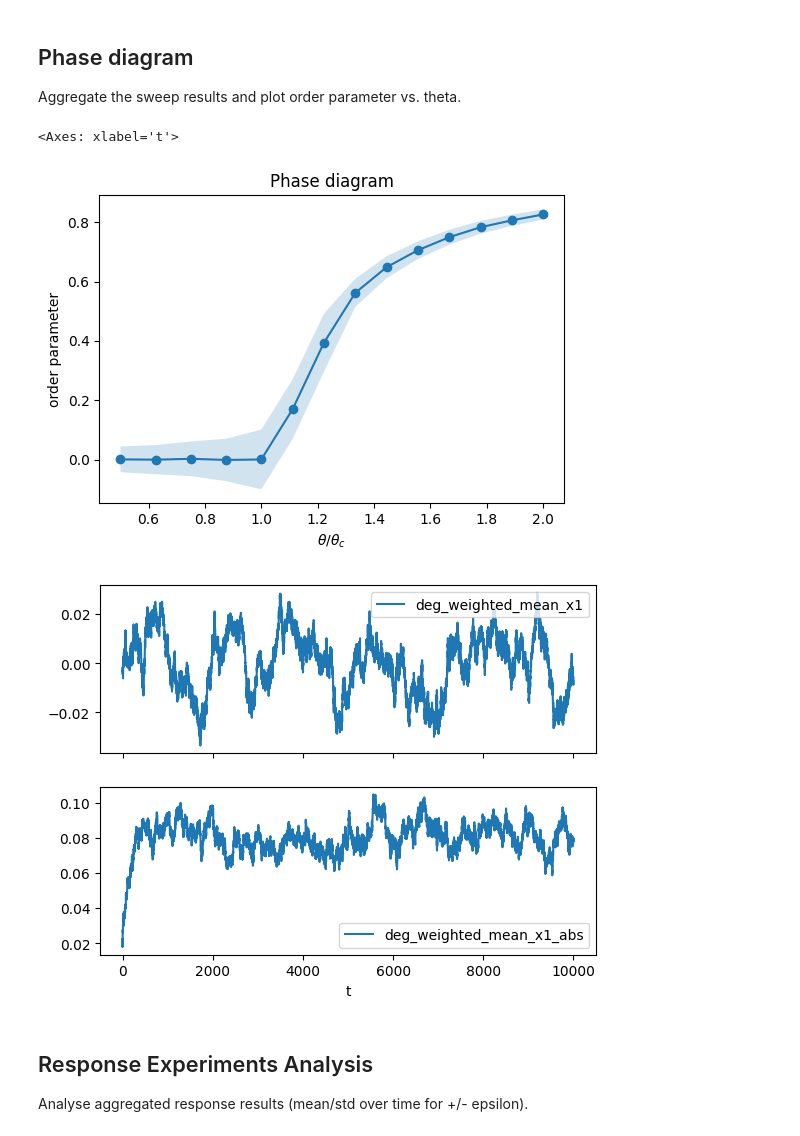
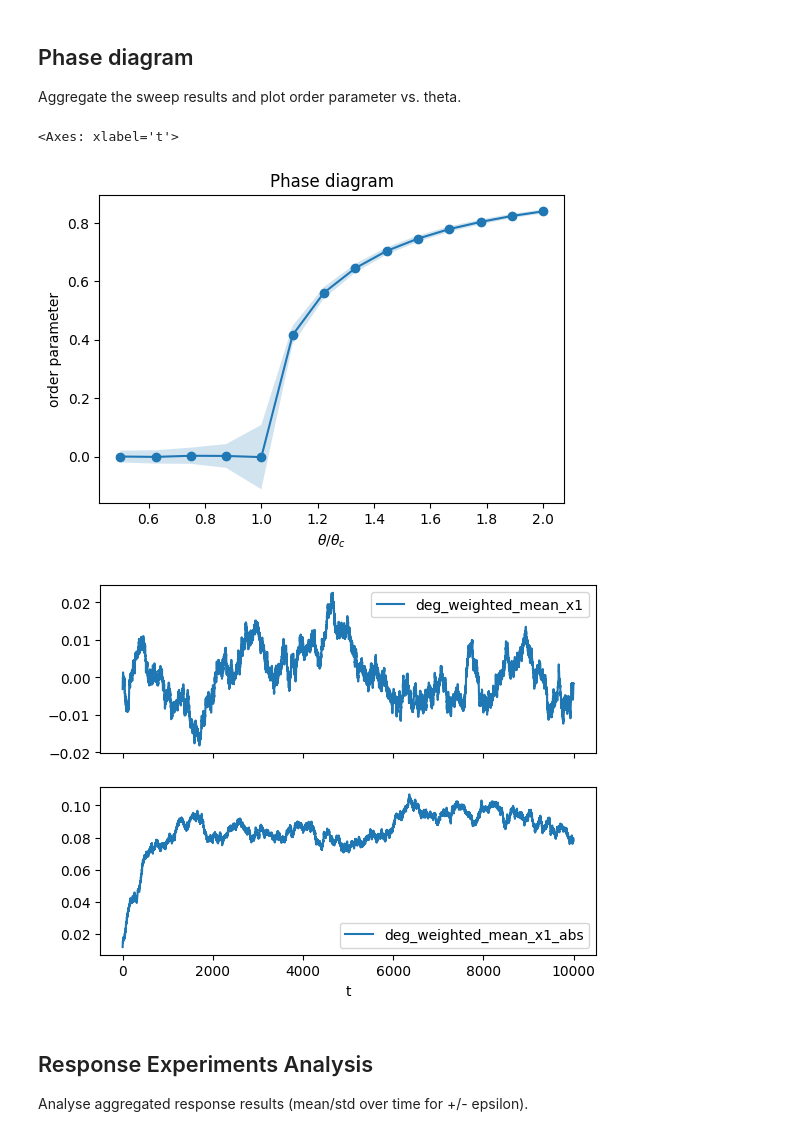
Before and after one commit to niccozagli/Dynamical_Systems_Networks, a Jupyter notebook: notebooks/prototyping/prototyping_data_analysis.ipynb, the cells around one changed output. Cells and saved outputs as stored; diff of their text form; code cells hidden in the pictures.

Commit message:
New parameters phase diagram annealed

```diff
--- a/notebooks/prototyping/prototyping_data_analysis.ipynb
+++ b/notebooks/prototyping/prototyping_data_analysis.ipynb
@@ -242,41 +242,41 @@ Aggregate the sweep results and plot order parameter vs. theta.
 # %%
 # Aggregate across runs for each theta and plot the order parameter.
 repo_root = find_repo_root()
-phase_diagram_base_folder = repo_root / "results/phase_diagram/poisson/n1000"
+phase_diagram_base_folder = repo_root / "results/phase_diagram/poisson_annealed/n5000"
 
 run_dirs = list_phase_diagram_runs(phase_diagram_base_folder)
 # Compute theta_c from the first config_used.json (theta itself is ignored).
 theta_c = compute_theta_c_from_config(run_dirs[0] / "config_used.json")
 config = read_config(run_dirs[0] / "config_used.json")
 phase_df = build_phase_diagram(
     phase_diagram_base_folder,
     frac=0.7,
     theta_c=theta_c,
 )
 phase_df["theta_scaled"] = phase_df["theta"] / theta_c
 phase_df["std"] = np.sqrt(phase_df["var_x1"])
 
 fig, ax = plt.subplots(figsize=(6, 4))
 phase_df.plot(x="theta_scaled", y="mean_x1", marker="o", ax=ax, legend=False)
 ax.fill_between(
     phase_df["theta_scaled"],
     phase_df["mean_x1"] - phase_df["std"],
     phase_df["mean_x1"] + phase_df["std"],
     alpha=0.2,
 )
 ax.set_xlabel(r"$\theta/\theta_c$")
 ax.set_ylabel("order parameter")
 ax.set_title("Phase diagram")
 
 # Inspect one run's time series
 fig,ax = plt.subplots(nrows=2,sharex=True)
 mean_df, std_df = read_aggregate_dfs(run_dirs[4] / "aggregate.h5")
 mean_df.plot(x="t", y="deg_weighted_mean_x1",ax=ax[0])
 mean_df.plot(x="t", y="deg_weighted_mean_x1_abs",ax=ax[1])
 # %% [output]
 <Axes: xlabel='t'>
-[figure, old version]
+[figure, new version]
-[figure, old version]
+[figure, new version]
 # %% [markdown]
 ## Response Experiments Analysis
 Analyse aggregated response results (mean/std over time for +/- epsilon).
```
Also changed, not shown: 2 other files.
